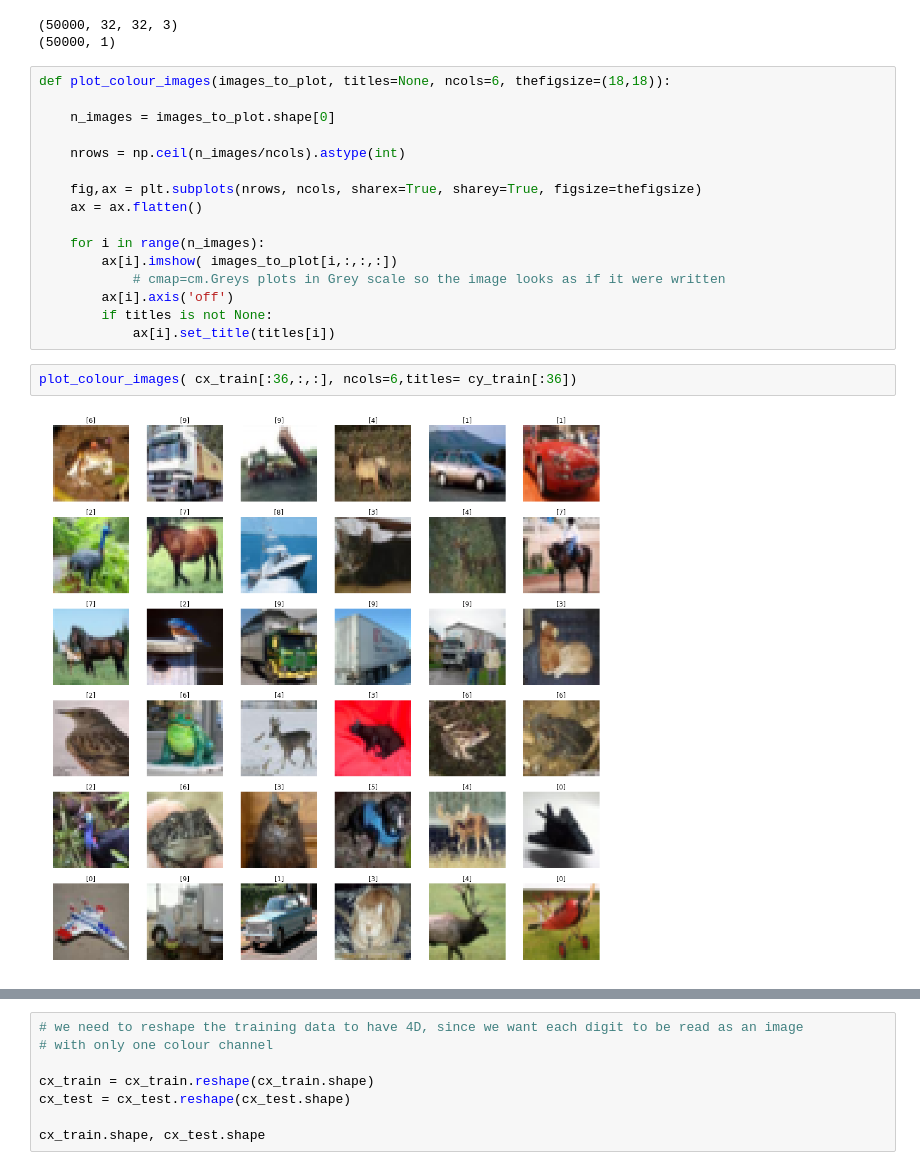
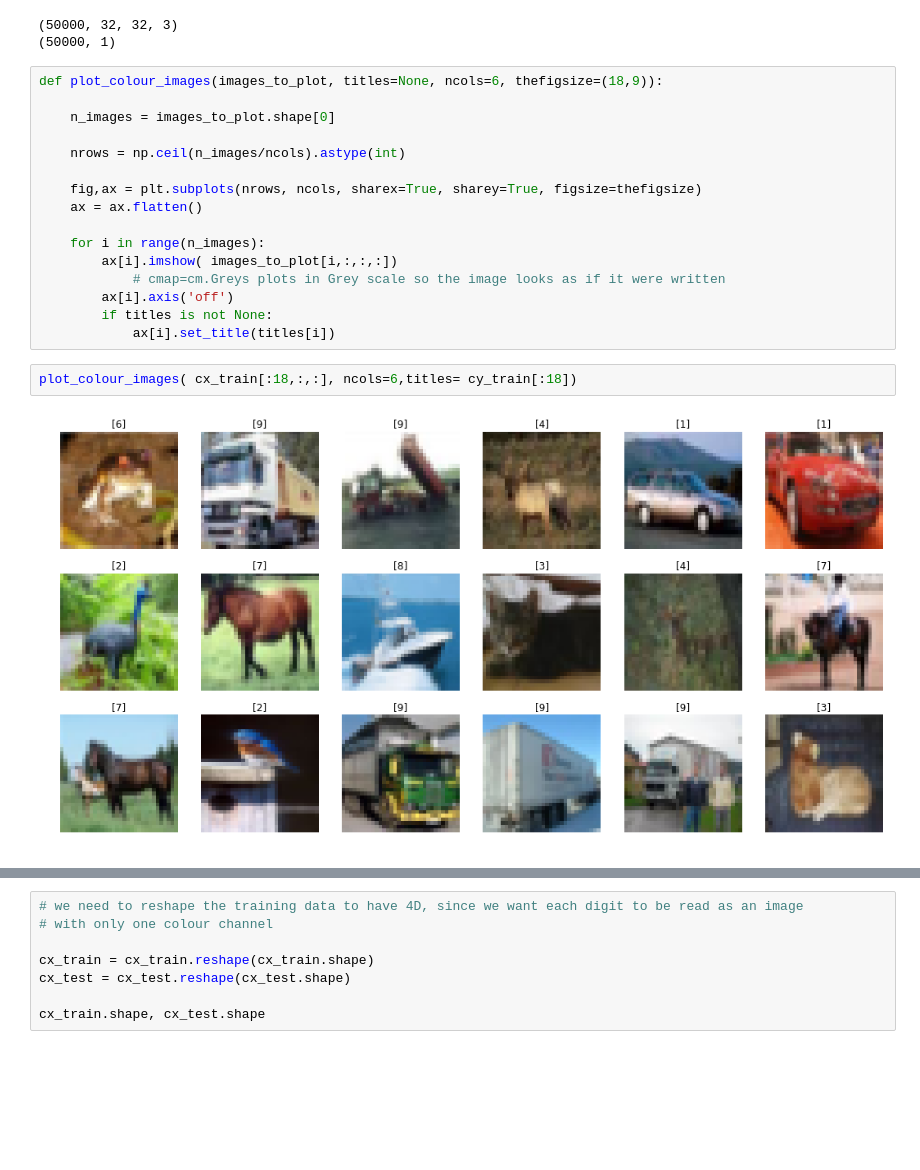
Before and after one commit to yamsgithub/deep_learning_exercises, a Jupyter notebook: cifar.ipynb, the cells around one changed output, grey strips where cells are left out. Cells and saved outputs as stored; diff of their text form; blank space fills up the shorter version.

```diff
--- a/cifar.ipynb
+++ b/cifar.ipynb
@@ -14,7 +14,7 @@ print(cy_train.shape)
 (50000, 32, 32, 3)
 (50000, 1)
 # %%
-def plot_colour_images(images_to_plot, titles=None, ncols=6, thefigsize=(18,18)):
+def plot_colour_images(images_to_plot, titles=None, ncols=6, thefigsize=(18,9)):
 
     n_images = images_to_plot.shape[0]
 
@@ -30,9 +30,9 @@ def plot_colour_images(images_to_plot, titles=None, ncols=6, thefigsize=(18,18))
         if titles is not None:
             ax[i].set_title(titles[i])
 # %%
-plot_colour_images( cx_train[:36,:,:], ncols=6,titles= cy_train[:36])
+plot_colour_images( cx_train[:18,:,:], ncols=6,titles= cy_train[:18])
 # %% [output]
-[figure, old version]
+[figure, new version]
 # %%
 from keras import layers
 from keras import models
```
Also changed, not shown: parts of 16 cells of this notebook.
